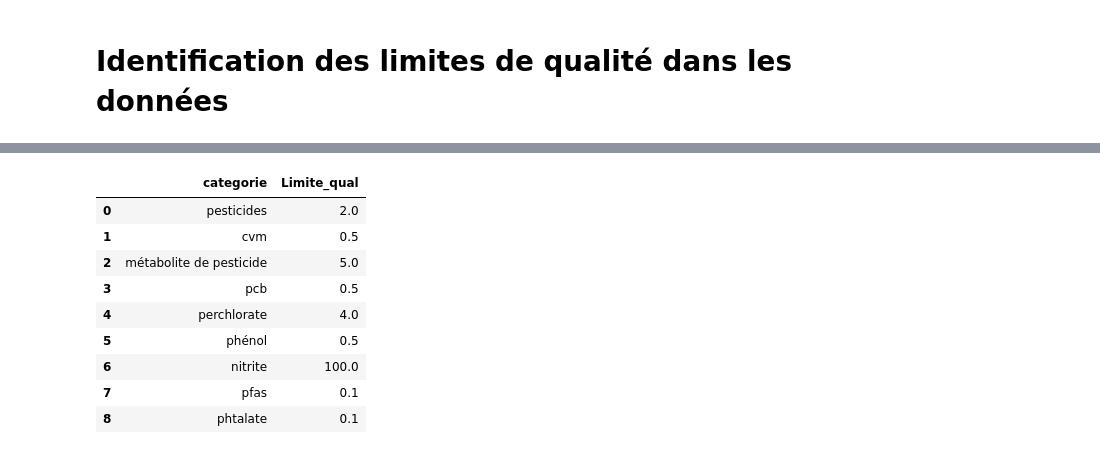
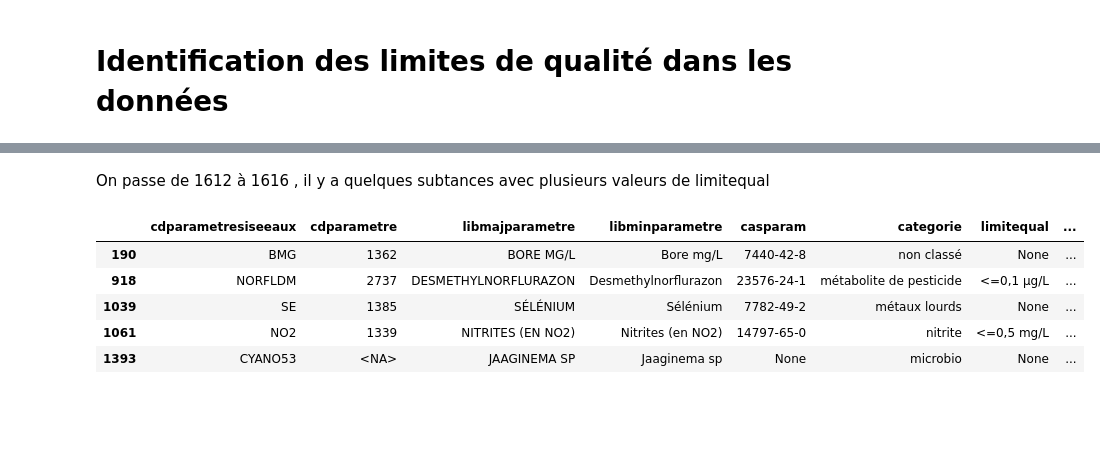
Before and after one commit to dataforgoodfr/13_pollution_eau, a Jupyter notebook: analytics/notebooks/Tache132_Etude_limite_de_qualite.ipynb, the cells around one changed output, grey strips where cells are left out. Drawn from its saved outputs; the diff is of its cells as text; code cells hidden in the pictures; blank space fills up the shorter version.

```diff
--- a/analytics/notebooks/Tache132_Etude_limite_de_qualite.ipynb
+++ b/analytics/notebooks/Tache132_Etude_limite_de_qualite.ipynb
@@ -283,31 +205,16 @@ De même pour les mineraux et les Sous-produits de désinfection
-# %%
-# [TO RUN] Création d'une table avec les limites de qualité par catégorie
-
-limite_quality = {
-    "categorie": [
-        "pesticides",
-        "cvm",
-        "métabolite de pesticide",
-        "pcb",
-        "perchlorate",
-        "phénol",
-        "nitrite",
-        "pfas",
-        "phtalate",
-    ],
-    "Limite_qual": [2, 0.5, 5, 0.5, 4, 0.5, 100, 0.1, 0.1],
-}
-
-limite_quality_df = pd.DataFrame(limite_quality)
-limite_quality_df
-# %% [output]
-|  | categorie | Limite_qual |
-| 0 | pesticides | 2.0 |
-| 1 | cvm | 0.5 |
-| 2 | métabolite de pesticide | 5.0 |
-| 3 | pcb | 0.5 |
-| 4 | perchlorate | 4.0 |
-| 5 | phénol | 0.5 |
-| 6 | nitrite | 100.0 |
-| 7 | pfas | 0.1 |
-| 8 | phtalate | 0.1 |
+# %% [markdown]
+On passe de 1612 à 1616 , il y a quelques subtances avec plusieurs valeurs de limitequal
+# %%
+duplicate = df_check_limitequal[
+    df_check_limitequal.duplicated(
+        ["cdparametre", "libmajparametre", "cdparametresiseeaux", "casparam"]
+    )
+]
+duplicate
+# %% [output]
+|  | cdparametresiseeaux | cdparametre | libmajparametre | libminparametre | casparam | categorie | limitequal | ... |
+| 190 | BMG | 1362 | BORE MG/L | Bore mg/L | 7440-42-8 | non classé | None | ... |
+| 918 | NORFLDM | 2737 | DESMETHYLNORFLURAZON | Desmethylnorflurazon | 23576-24-1 | métabolite de pesticide | <=0,1 µg/L | ... |
+| 1039 | SE | 1385 | SÉLÉNIUM | Sélénium | 7782-49-2 | métaux lourds | None | ... |
+| 1061 | NO2 | 1339 | NITRITES (EN NO2) | Nitrites (en NO2) | 14797-65-0 | nitrite | <=0,5 mg/L | ... |
+| 1393 | CYANO53 | <NA> | JAAGINEMA SP | Jaaginema sp | None | microbio | None | ... |
```
Also changed, not shown: parts of 13 cells of this notebook.
